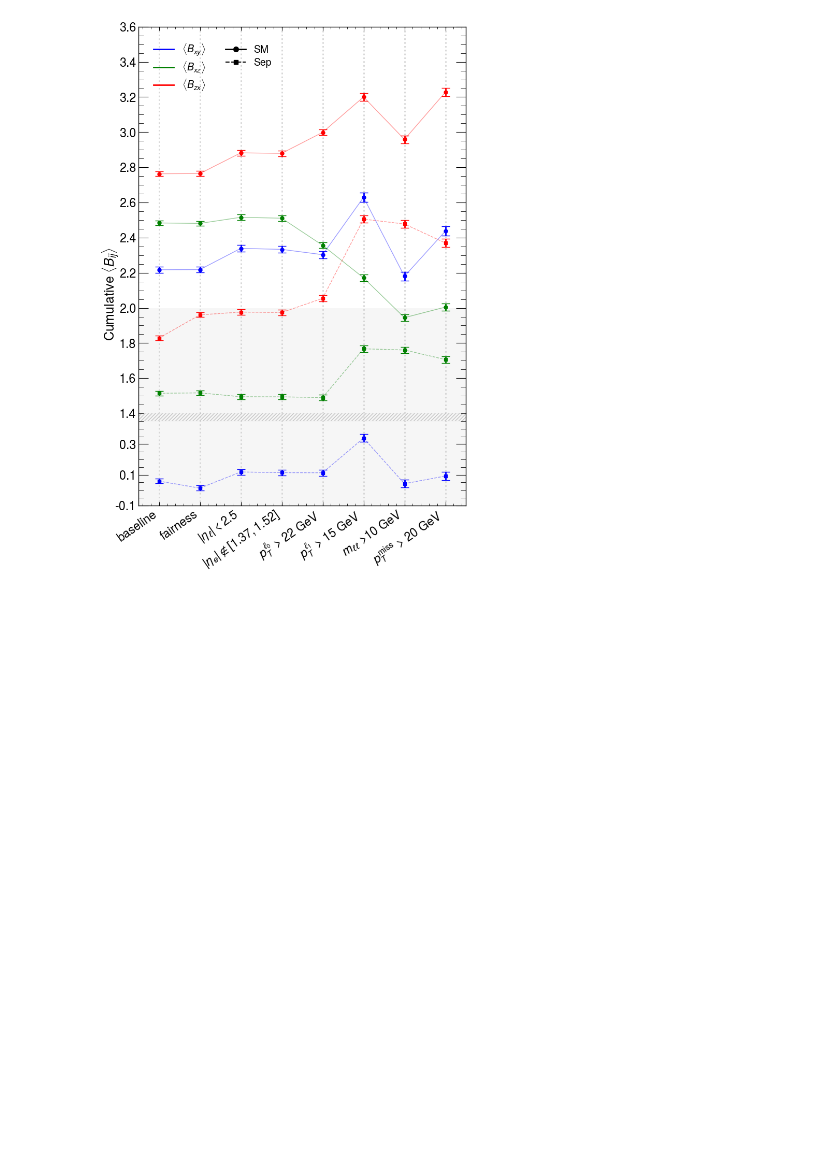
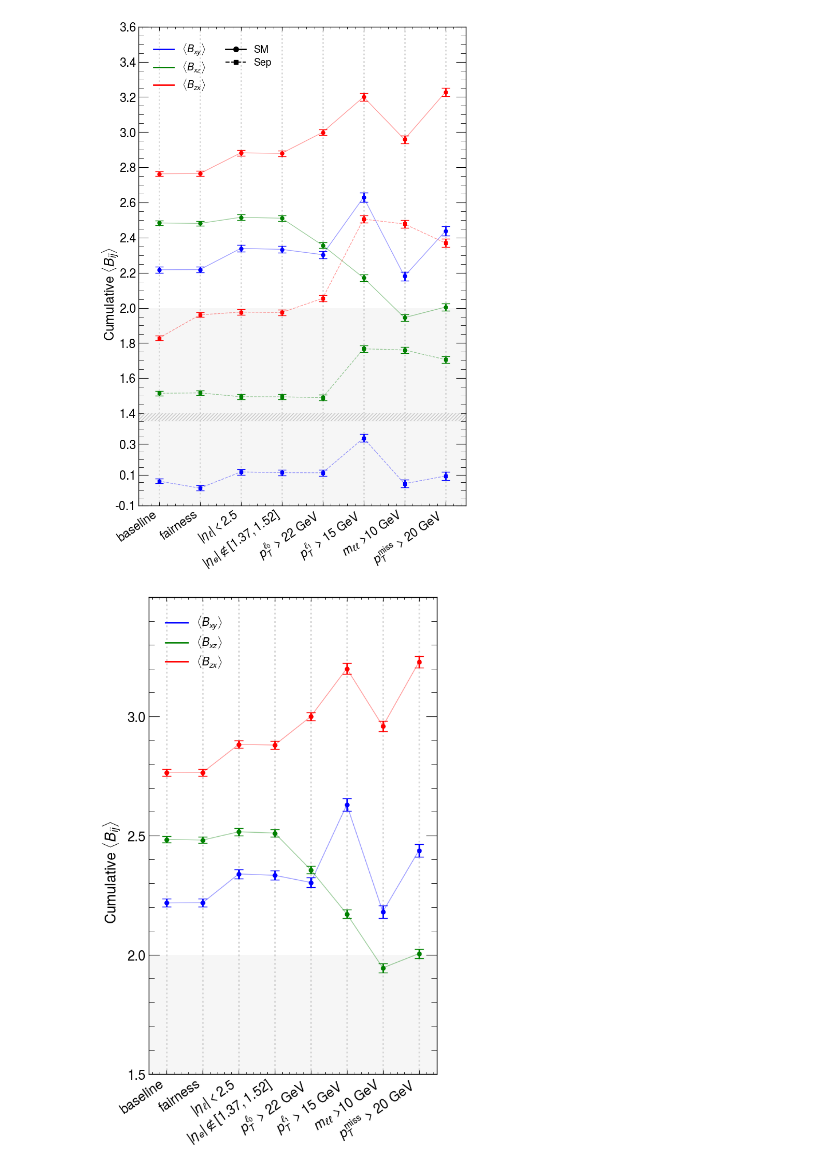
Before and after one commit to yygarypeng/QE-mls, a Jupyter notebook: 12th_trial/truth_main/ggm_analysis_cut.ipynb, the cells around one changed output. Saved outputs shown, nothing was run; the diff lists cells and outputs as text; code cells hidden in the pictures; blank space fills up the shorter version.

```diff
--- a/12th_trial/truth_main/ggm_analysis_cut.ipynb
+++ b/12th_trial/truth_main/ggm_analysis_cut.ipynb
@@ -877,6 +904,83 @@ ax2.add_patch(mpatches.Rectangle((-0.5, 0.5 - break_height_ax2), len(x), break_h
 plt.show()
 # %% [output]
 [figure]
+# %%
+# Set up x positions and labels
+x = np.arange(8)
+categories = ['baseline', 'fairness', r'$|\eta_{\ell}| < 2.5$', r'$|\eta_{e}| \notin [ 1.37, 1.52]$',
+              r'$p_T^{\ell_0}$ > 22 GeV', r'$p_T^{\ell_1}$ > 15 GeV', r'$m_{\ell\ell}$ >10 GeV',
+              r'$p_T^{\text{miss}}$ > 20 GeV']
+components = [r'$\langle {B}_{xy} \rangle$', r'$\langle {B}_{xz} \rangle$', r'$\langle {B}_{zx} \rangle$']
+component_colors = ['blue', 'green', 'red']
+
+# Create a single plot with adjusted figure size (no broken y-axis)
+fig, ax1 = plt.subplots(figsize=(6, 10))
+
+# Find global min and max for consistent y-axis scaling
+global_min = float('inf')
+global_max = float('-inf')
+
+for i in range(3):
+    min_val = min(np.min(truth_bij_mean[:, i] - truth_bij_sem[:, i]),
+                  np.min(car_bij_mean[:, i] - car_bij_sem[:, i]))
+    max_val = max(np.max(truth_bij_mean[:, i] + truth_bij_sem[:, i]),
+                  np.max(car_bij_mean[:, i] + car_bij_sem[:, i]))
+    global_min = min(global_min, min_val)
+    global_max = max(global_max, max_val)
+
+# Set y-limits for the plot with fixed ranges
+ax1.set_ylim(1.5, 3.5)  # Set plot range from 1.5 to 3.5
+
+# Add shaded background
+ax1.axhspan(1.5, 2.0, facecolor='lightgray', alpha=0.2)
+
+# Turn off the default grid
+ax1.grid(False)
+
+# Small x offset for each component to avoid overlap
+offsets = [0, 0, 0]
+
+# Plot the data
+for i in range(3):
+    # Plot faint connecting lines for Truth with alpha=0.4
+    ax1.plot(x + offsets[i], truth_bij_mean[:, i],
+             linestyle='-', linewidth=1, color=component_colors[i], alpha=0.4)
+
+    # Plot markers and error bars for Truth (fully opaque)
+    ax1.errorbar(x + offsets[i], truth_bij_mean[:, i], yerr=truth_bij_sem[:, i],
+                 fmt='o', capsize=6, elinewidth=2, markersize=5, color=component_colors[i],
+                 label=f'Truth {components[i]}')
+
+    # Add vertical grid lines
+    for j in range(len(x)):
+        ax1.axvline(x=j, color='lightgray', linestyle=':', alpha=0.5, zorder=0)
+
+# Set titles and labels
+fig.text(-0.01, 0.5, r'Cumulative $\langle {B}_{ij} \rangle$', va='center', rotation='vertical', fontsize=18)
+
+# Set x-ticks and labels with 35-degree rotation
+ax1.set_xticks(x)
+ax1.set_xticklabels(categories, rotation=35, ha='right')
+ax1.set_xlim(-0.5, len(x) - 0.5)
+
+# Set y-ticks with increments of 0.5
+ax1.set_yticks(np.arange(1.5, 3.5, 0.5))
+ax1.set_yticklabels([f"{tick:.1f}" for tick in np.arange(1.5, 3.5, 0.5)])
+
+# Create a custom legend
+component_handles = [plt.Line2D([0], [0], color=component_colors[i],
+                               marker='', linestyle='-', linewidth=2,
+                               markersize=7, label=components[i])
+                    for i in range(3)]
+
+# Combine all handles into one legend
+all_handles = component_handles
+ax1.legend(handles=all_handles, loc='upper left', frameon=False, ncol=1)
+
+plt.tight_layout()
+plt.show()
+# %% [output]
+[figure, added]
 # %%
 # !
 """
```
Also changed, not shown: parts of 14 cells of this notebook, 6 other files.
